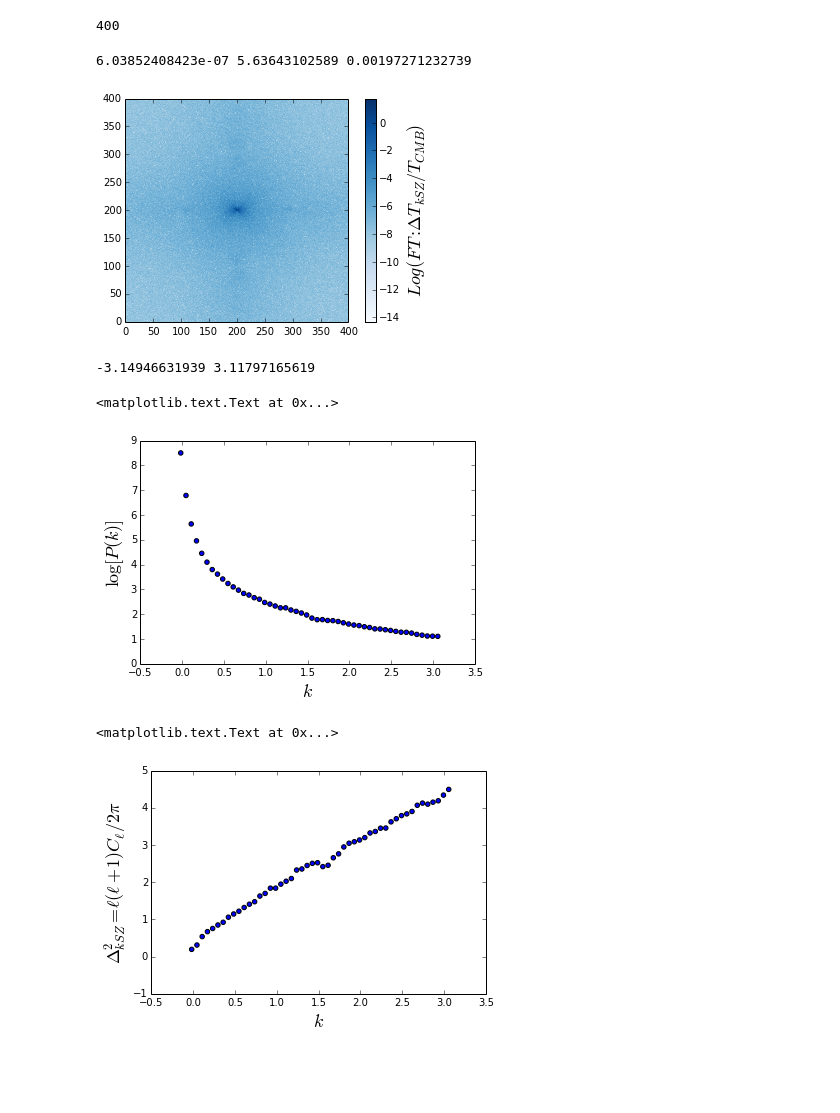
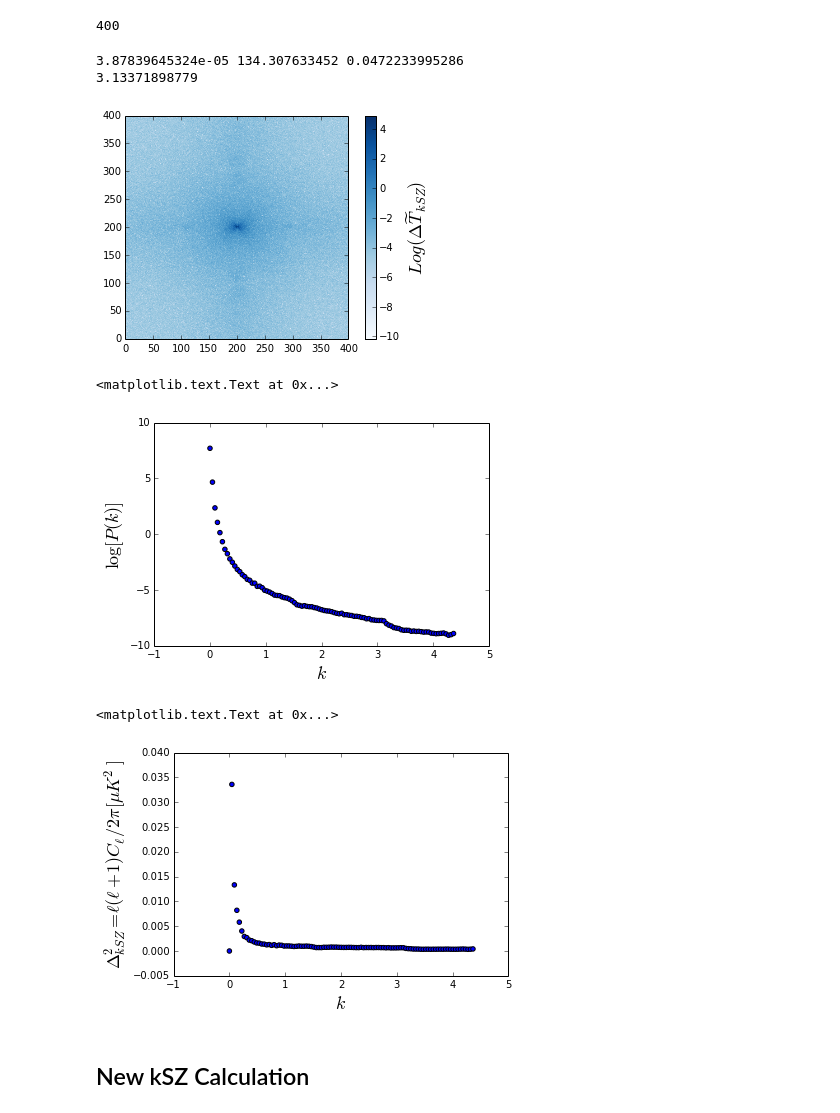
Before and after one commit to mpresley42/KSZ_21cm_Constraints, a Jupyter notebook: code/Python/ComputeTau.ipynb, the cells around one changed output. Cells and saved outputs as stored; diff of their text form; code cells hidden in the pictures; blank space fills up the shorter version.

```diff
--- a/code/Python/ComputeTau.ipynb
+++ b/code/Python/ComputeTau.ipynb
@@ -55,6 +55,7 @@ def get_constants(params):
     pms['mu']=1.0 + pms['YBBNp']*0.25*(pms['mHe']/pms['mH']-1.0)
     pms['nb0']=(3.*pms['H0']**2*pms['Omb'])/(8.*np.pi*pms['G']*pms['mu']*pms['mp']) # at z=0. scales with (1+z)^3
     pms['sigT']=6.65246e-29 # m^2
+    pms['Tcmb']=2.725 # K
     return pms
 
 pms = get_params(run_dir)
@@ -129,11 +130,10 @@ density = get_int_box_data('density')
 ## Redshift <=> Space Calculations
 # %%
 f = lambda z: (pms['c'] / pms['H0']) / np.sqrt(pms['Omm']*(1+z)**3+(1.-pms['Omm'])) # drdz
-# *** I think this is wrong! ***
 def redshift_to_space(zi=0, zf=20, num=1000):
     """Takes in a starting and ending redshift and
        returns an array of num redshifts and an array
-       of their corresponding distances."""
+       of their corresponding comoving distances."""
     dz = (zf-zi)/num
     z0 = np.linspace(0,zi,num=num)
     fn0 = f(z0)#(pms['c'] / pms['H0']) / np.sqrt(pms['Omm']*(1+z0)**3+(1.-pms['Omm']))
@@ -144,7 +144,7 @@ def redshift_to_space(zi=0, zf=20, num=1000):
     return z,d
 
 def space_to_redshift(d,zi=5,zf=8):
-    """Takes in an array of distances and returns
+    """Takes in an array of comoving distances and returns
        the corresponding array of redshifts."""
     z0,d0 = redshift_to_space(zi=zi,zf=zf,num=10000)
     z = np.interp(d, d0, z0)
@@ -152,7 +152,7 @@ def space_to_redshift(d,zi=5,zf=8):
 
 def get_z_d(zi,zf,dlen=None):
     """Takes in a starting and ending redshift and
-       returns arrays of redshifts and distances for
+       returns arrays of redshifts and comoving distances for
        the coordinates of the boxes."""
     z0,d0 = redshift_to_space(zi=zi,zf=zf,num=1000)
     if dlen==None: d = np.linspace(d0[0],d0[-1],pms['shape'][2])
@@ -242,8 +242,8 @@ def compute_kSZ():
     nf=None; density=None
     # ndotq, tau
 # Compute the kSZ signal
-    fn = np.exp(-tau)*ndotq/pms['c']*mToMpc # (Mpc/s)(m/s)^-1(m/Mpc)=1
-    dTkSZ = sp.integrate.trapz(fn,x=tau,axis=2) # dimensionless
+    fn = np.exp(-tau)*ndotq/pms['c']*mToMpc*pms['Tcmb']*(1+z) # (Mpc/s)(m/s)^-1(m/Mpc)(K) = K
+    dTkSZ = sp.integrate.trapz(fn,x=tau,axis=2) # K
     fn = None
     return dTkSZ
 # %%
@@ -293,20 +295,18 @@ def many_max(*args):
     return max(maxs)
 # %%
 # Compute Power Spectrum from a Fourier Transform
+# Units: [kbins] = [k]
+#        [pspec] = [ft]^2 = [fg]^2[x]^4
 def pspec_2d(kx,ky,ft,n=100):
-    ft = ft[:-1,:-1]
-    #kxg,kyg = np.meshgrid(kx,ky)
-    kxg,kyg,dag = diff_area_grid(kx,ky)
-    #plt.imshow(dag,origin='lower');plt.colorbar();plt.show()
-    # dag is the area of each cell so that we can divide by the area that we sum over
+    ft = np.abs(ft)**2
+    kxg,kyg = np.meshgrid(kx,ky)
     kg = np.sqrt(kxg*kxg+kyg*kyg)
-    #kbins = np.arange(np.min(kg),np.max(kg),(np.max(kg)-np.min(kg))/n)
-    kmin = many_min(np.abs(kxg),np.abs(kyg));kmax = many_max(np.abs(kxg),np.abs(kyg))
+    kmin = np.min(kg);kmax = np.max(kg)
     kbins = np.arange(kmin,kmax,(kmax-kmin)/n)
     pspec = np.zeros_like(kbins)
     for ii in range(len(kbins)-1):
         pspec[ii] = np.sum(np.where(np.logical_and(kg>=kbins[ii], kg<kbins[ii+1]), ft, 0))
-        area = np.sum(np.where(np.logical_and(kg>=kbins[ii], kg<kbins[ii+1]), dag, 0))
+        area = np.sum(np.where(np.logical_and(kg>=kbins[ii], kg<kbins[ii+1]), 1, 0))
         pspec[ii] = pspec[ii]/area
     kbins=kbins[:-1]; pspec=pspec[:-1]
     return kbins,pspec
@@ -367,29 +367,29 @@ pms['xyMpc']
 # %% [output]
 400
 # %%
-#dTkSZ_FT=np.abs(np.fft.fftshift(np.fft.fftn(np.fft.fftshift(dTkSZ))))**2 # (Mpc)^4
 x = np.arange(pms['xyMpc']) - pms['xyMpc']/2
-kx,ky,dTkSZ_FT = fft_2d(x,x,dTkSZ)
+kx,ky,dTkSZ_FT = fft_2d(x,x,dTkSZ) # [K][Mpc]^2
 dTkSZ_FT = np.abs(dTkSZ_FT)
 print dTkSZ_FT.min(), dTkSZ_FT.max(), dTkSZ_FT.mean()
+print many_max(kx,ky)
 plt.imshow(np.log(dTkSZ_FT),cmap='Blues',origin='lower')
-cb=plt.colorbar();cb.set_label(r"$Log(FT:\Delta T_{kSZ}/T_{CMB})$",fontsize=18)
+cb=plt.colorbar();cb.set_label(r"$Log(\Delta \widetildeT_{kSZ})$",fontsize=18)
 # %% [output]
-6.03852408423e-07 5.63643102589 0.00197271232739
+3.87839645324e-05 134.307633452 0.0472233995286
+3.13371898779
-[figure, old version]
+[figure, new version]
 # %%
-kbins,dTkSZ_P = pspec_2d(kx,ky,dTkSZ_FT)
+kbins,dTkSZ_P = pspec_2d(kx,ky,dTkSZ_FT) # [K]^2[Mpc]^4
 plt.scatter(kbins,np.log(dTkSZ_P))
 plt.ylabel(r"$\log[P(k)]$",fontsize=18)
 plt.xlabel(r"$k$",fontsize=18)
 # %% [output]
--3.14946631939 3.11797165619
+<matplotlib.text.Text at 0x...>
-<matplotlib.text.Text at 0x...>
-[figure, old version]
+[figure, new version]
 # %%
-plt.scatter(kbins,kbins*kbins*dTkSZ_P/(2.*np.pi))
-plt.ylabel(r"$\Delta_{kSZ}^2=\ell(\ell+1)C_\ell/2\pi$",fontsize=18)
+plt.scatter(kbins,kbins*kbins*dTkSZ_P/(2.*np.pi)) # [Mpc]^-2[K]^2[Mpc]^4 = [K]^2[Mpc]^2
+plt.ylabel(r"$\Delta_{kSZ}^2=\ell(\ell+1)C_\ell/2\pi [\mu K^2]$",fontsize=18)
 plt.xlabel(r"$k$",fontsize=18)
 # %% [output]
 <matplotlib.text.Text at 0x...>
-[figure, old version]
+[figure, new version]
@@ -395,0 +400,2 @@ plt.xlabel(r"$k$",fontsize=18)
+# %% [markdown]
+## New kSZ Calculation
```
Also changed, not shown: parts of 29 cells of this notebook, 5 other files.
